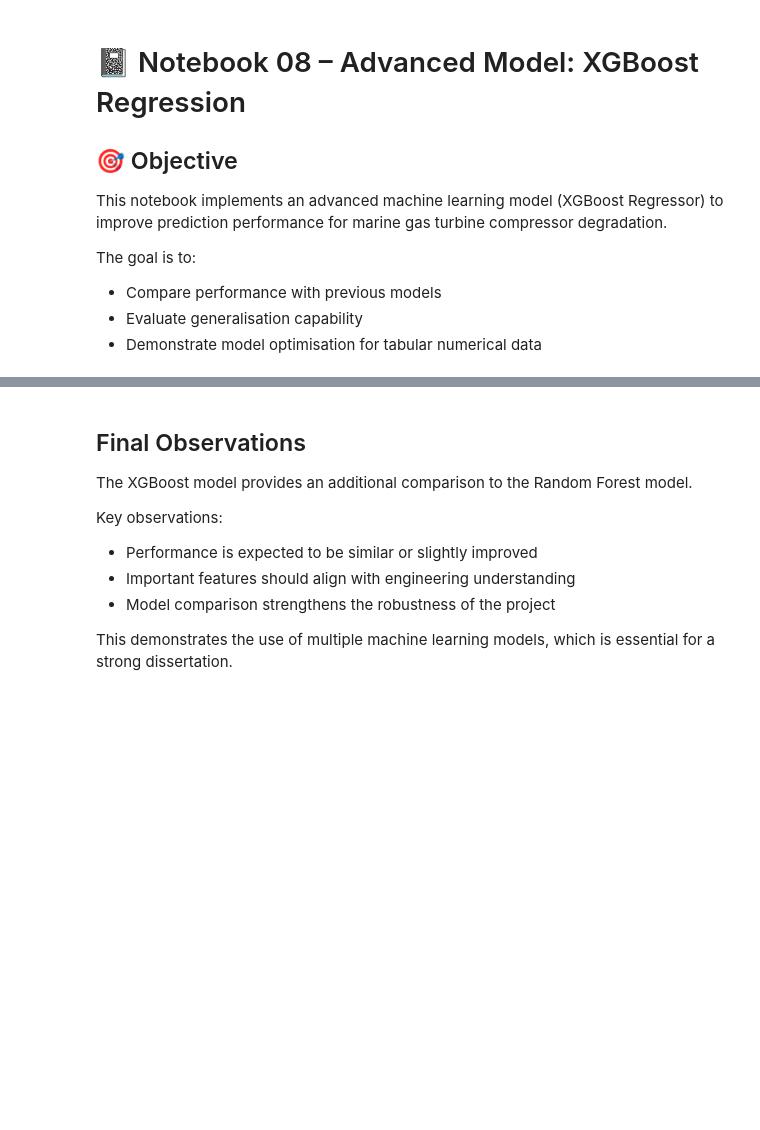
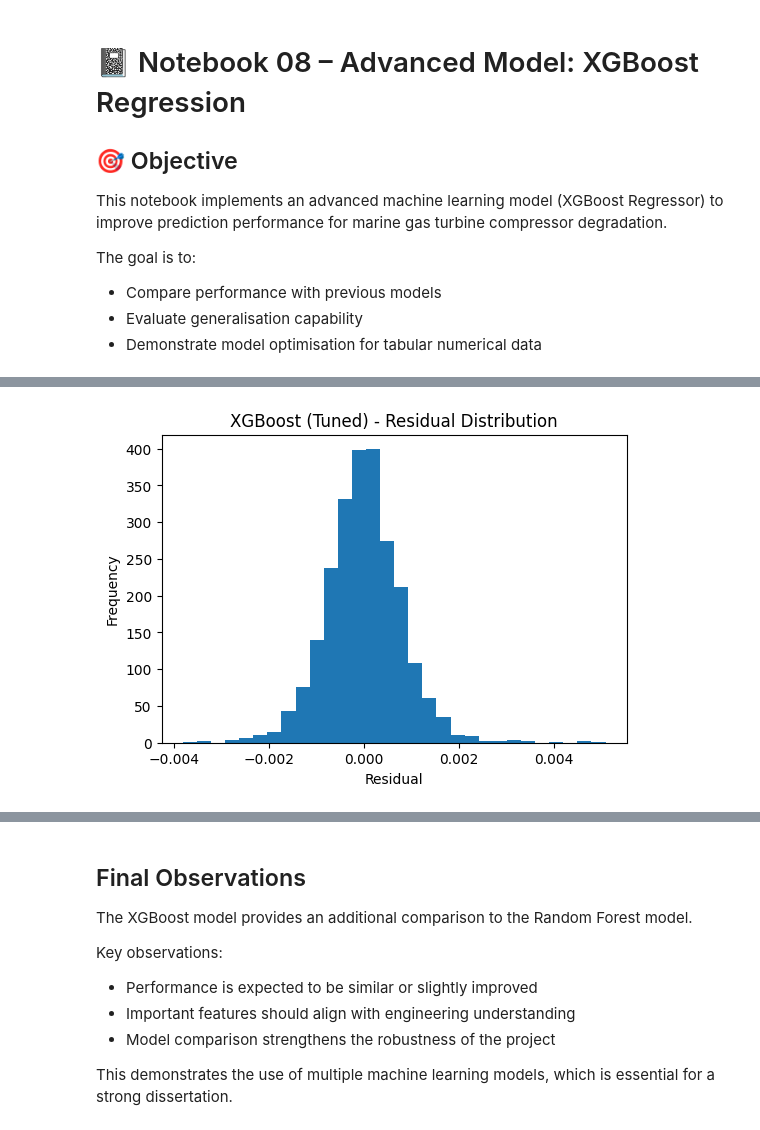
Before and after one commit to meiladrahmani556/marine-cbm-ml-dissertation, a Jupyter notebook: JupyterNotebook/08_XGBoost_Model.ipynb, the cells around one changed output, grey strips where cells are left out. Saved outputs shown, nothing was run; the diff lists cells and outputs as text; code cells hidden in the pictures; blank space fills up the shorter version.

```diff
--- a/JupyterNotebook/08_XGBoost_Model.ipynb
+++ b/JupyterNotebook/08_XGBoost_Model.ipynb
@@ -39,14 +65,12 @@ from xgboost import XGBRegressor
 # %%
-df = pd.read_csv("Conditional_Base_Monitoring in Marine_System.csv")
-
-# Clean column names
 df.columns = df.columns.str.strip()
 
-# Convert all to numeric
 df = df.apply(pd.to_numeric, errors='coerce')
 
-# Remove missing & duplicates
-df = df.dropna().drop_duplicates()
+df = df.dropna()
 
-df.head()
+df = df.drop_duplicates()
+
+print('Clean dataset shape:', df.shape)
+print('Missing values remaining:', df.isnull().sum().sum())
 # %% [output]
@@ -135,0 +241,11 @@ plt.show()
+# %%
+residuals = y_test - y_pred_tuned
+
+plt.figure(figsize=(6, 4))
+plt.hist(residuals, bins=30)
+plt.title('XGBoost (Tuned) - Residual Distribution')
+plt.xlabel('Residual')
+plt.ylabel('Frequency')
+plt.show()
+# %% [output]
+[figure, added]
```
Also changed, not shown: parts of 22 cells of this notebook.
